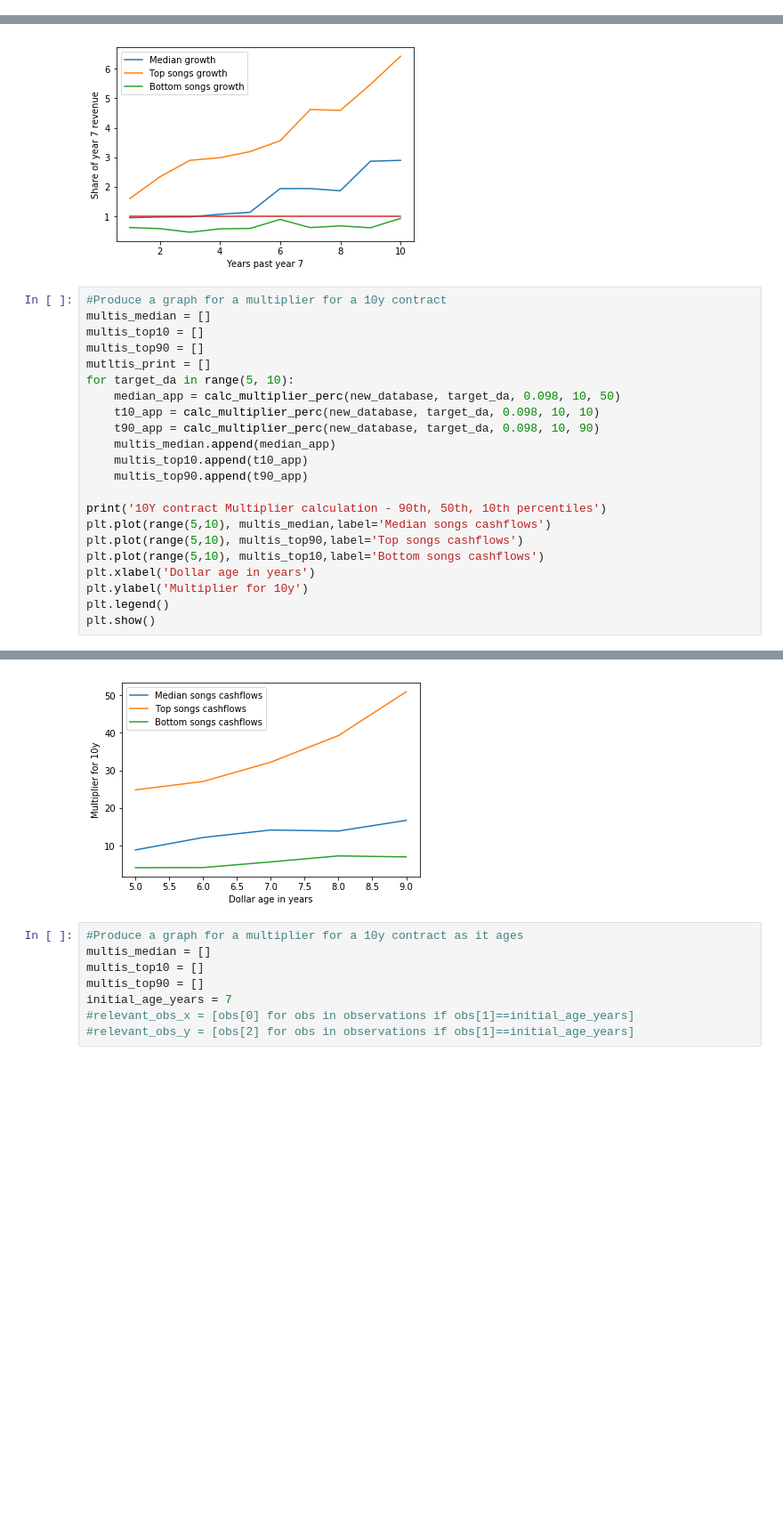
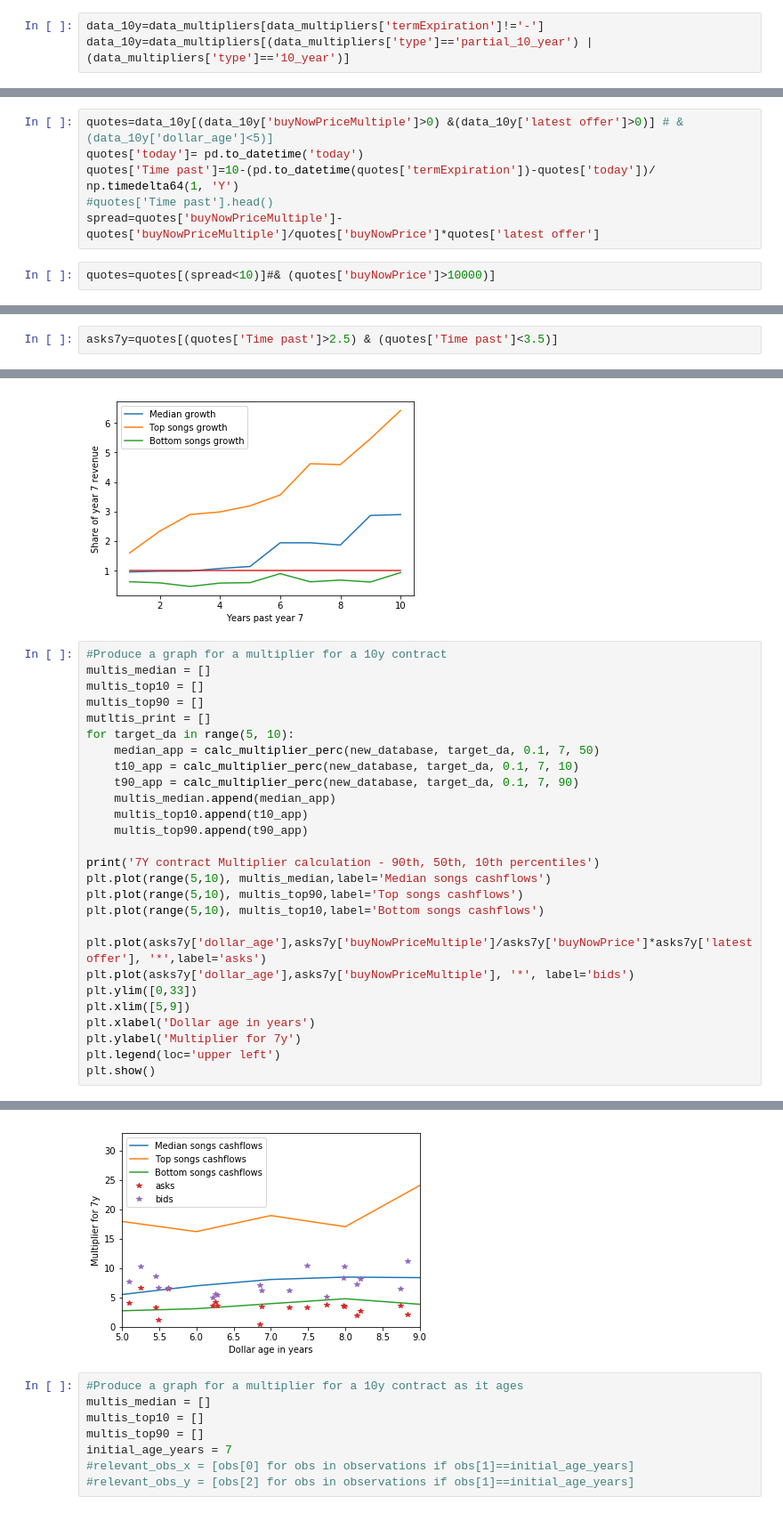
Before and after one commit to sstoikov/music-catalogs, a Jupyter notebook: models.ipynb, the cells around one changed output, grey strips where cells are left out. Shown at 89% size. Drawn from its saved outputs; the diff is of its cells as text; blank space fills up the shorter version.

```diff
--- a/models.ipynb
+++ b/models.ipynb
@@ -11 +41,4 @@ data = pd.read_csv('data.csv')
+# %%
+data_10y=data_multipliers[data_multipliers['termExpiration']!='-']
+data_10y=data_multipliers[(data_multipliers['type']=='partial_10_year') | (data_multipliers['type']=='10_year')]
 # %%
@@ -29,0 +56,8 @@ print(len(data[data['type']=='10_year']))
+# %%
+quotes=data_10y[(data_10y['buyNowPriceMultiple']>0) &(data_10y['latest offer']>0)] # & (data_10y['dollar_age']<5)]
+quotes['today']= pd.to_datetime('today')
+quotes['Time past']=10-(pd.to_datetime(quotes['termExpiration'])-quotes['today'])/ np.timedelta64(1, 'Y')
+#quotes['Time past'].head()
+spread=quotes['buyNowPriceMultiple']-quotes['buyNowPriceMultiple']/quotes['buyNowPrice']*quotes['latest offer']
+# %%
+quotes=quotes[(spread<10)]#& (quotes['buyNowPrice']>10000)]
@@ -29,0 +79,2 @@ print(len(data[data['type']=='10_year']))
+# %%
+asks7y=quotes[(quotes['Time past']>2.5) & (quotes['Time past']<3.5)]
@@ -396,19 +393,24 @@ multis_top10 = []
 multis_top90 = []
 mutltis_print = []
 for target_da in range(5, 10):
-    median_app = calc_multiplier_perc(new_database, target_da, 0.098, 10, 50)
-    t10_app = calc_multiplier_perc(new_database, target_da, 0.098, 10, 10)
-    t90_app = calc_multiplier_perc(new_database, target_da, 0.098, 10, 90)
+    median_app = calc_multiplier_perc(new_database, target_da, 0.1, 7, 50)
+    t10_app = calc_multiplier_perc(new_database, target_da, 0.1, 7, 10)
+    t90_app = calc_multiplier_perc(new_database, target_da, 0.1, 7, 90)
     multis_median.append(median_app)
     multis_top10.append(t10_app)
     multis_top90.append(t90_app)
 
-print('10Y contract Multiplier calculation - 90th, 50th, 10th percentiles')
+print('7Y contract Multiplier calculation - 90th, 50th, 10th percentiles')
 plt.plot(range(5,10), multis_median,label='Median songs cashflows')
 plt.plot(range(5,10), multis_top90,label='Top songs cashflows')
 plt.plot(range(5,10), multis_top10,label='Bottom songs cashflows')
+
+plt.plot(asks7y['dollar_age'],asks7y['buyNowPriceMultiple']/asks7y['buyNowPrice']*asks7y['latest offer'], '*',label='asks')
+plt.plot(asks7y['dollar_age'],asks7y['buyNowPriceMultiple'], '*', label='bids')
+plt.ylim([0,33])
+plt.xlim([5,9])
 plt.xlabel('Dollar age in years')
-plt.ylabel('Multiplier for 10y')
-plt.legend()
+plt.ylabel('Multiplier for 7y')
+plt.legend(loc='upper left')
 plt.show()
 # %% [output]
@@ -416,4 +418,4 @@ plt.show()
-[figure, old version]
+[figure, new version]
 # %%
 #Produce a graph for a multiplier for a 10y contract as it ages
 multis_median = []
```
Also changed, not shown: parts of 29 cells of this notebook.
